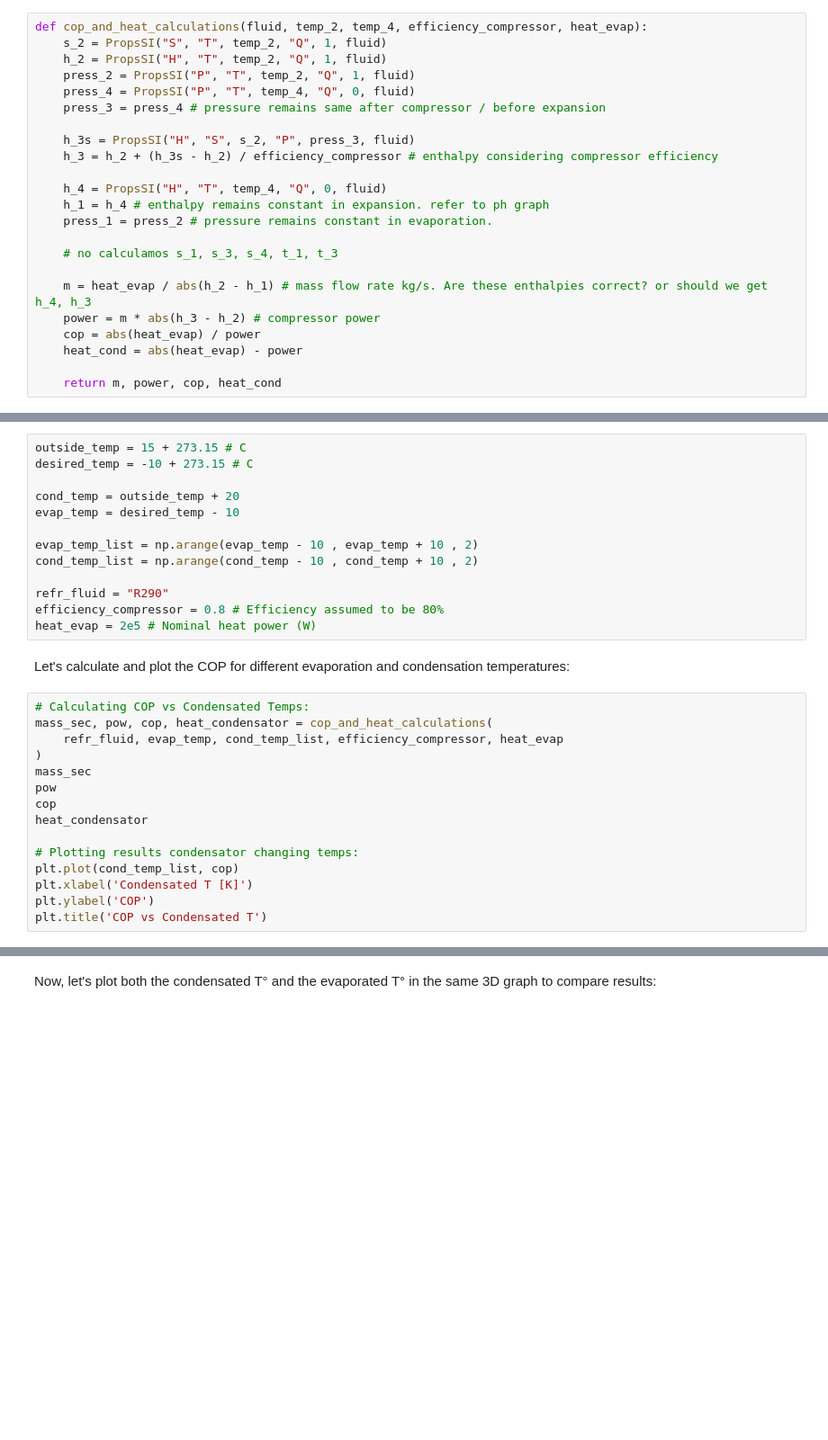
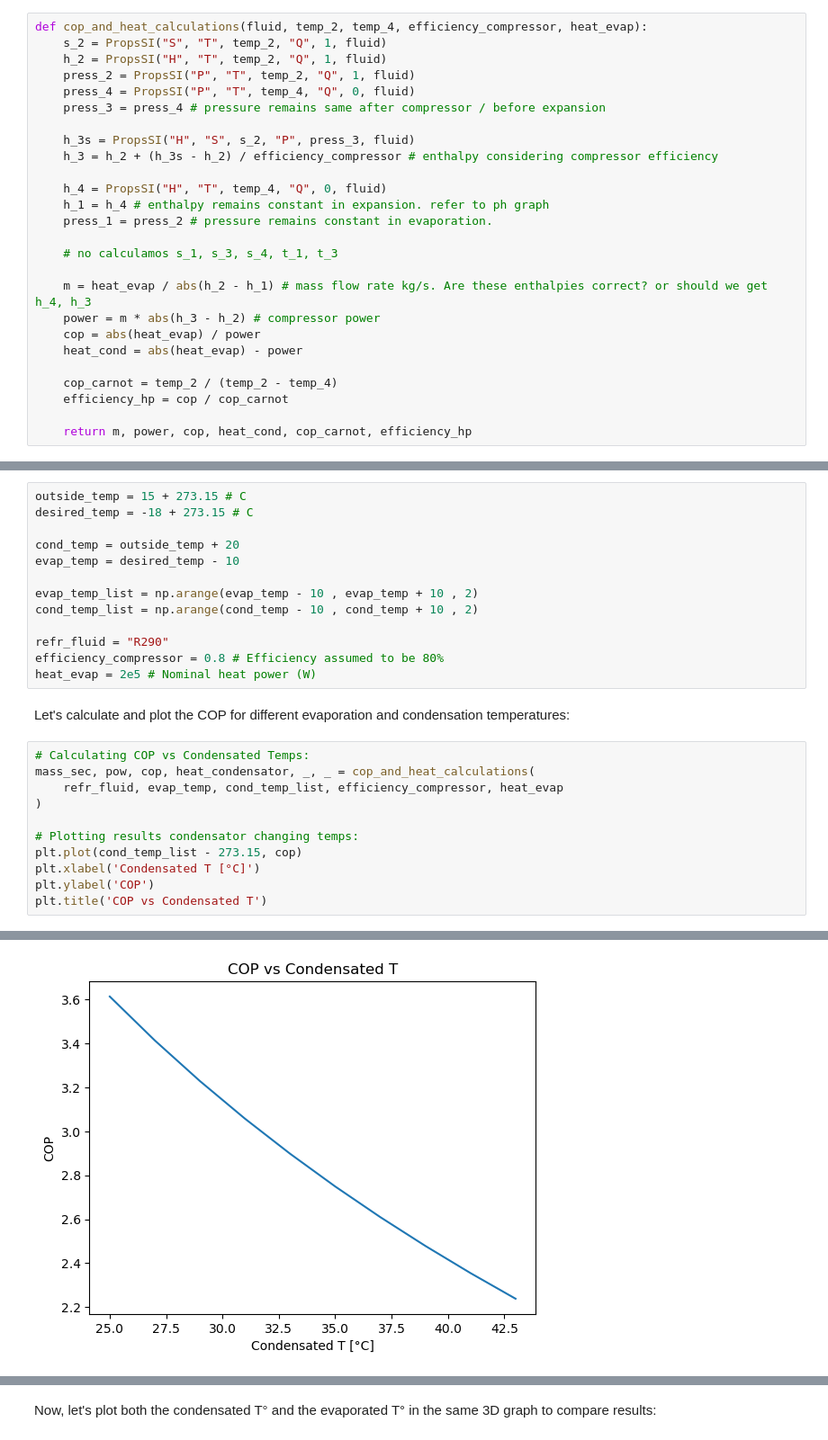
Before and after one commit to boujuan/Renewable_Energy_Heat, a Jupyter notebook: Scratchpad_alberto.ipynb, the cells around one changed output, grey strips where cells are left out. Shown: that part at 90% size. Saved outputs shown, nothing was run; the diff lists cells and outputs as text; blank space fills up the shorter version.

```diff
--- a/Scratchpad_alberto.ipynb
+++ b/Scratchpad_alberto.ipynb
@@ -53,12 +55,15 @@ def cop_and_heat_calculations(fluid, temp_2, temp_4, efficiency_compressor, heat
     cop = abs(heat_evap) / power
     heat_cond = abs(heat_evap) - power
 
-    return m, power, cop, heat_cond
+    cop_carnot = temp_2 / (temp_2 - temp_4)
+    efficiency_hp = cop / cop_carnot
+
+    return m, power, cop, heat_cond, cop_carnot, efficiency_hp
 # %% [markdown]
 Let's select some of the necessary parameters for our study:
 # %%
 outside_temp = 15 + 273.15 # C
-desired_temp = -10 + 273.15 # C
+desired_temp = -18 + 273.15 # C
 
 cond_temp = outside_temp + 20
 evap_temp = desired_temp - 10
@@ -73,16 +78,13 @@ heat_evap = 2e5 # Nominal heat power (W)
 Let's calculate and plot the COP for different evaporation and condensation temperatures:
 # %%
 # Calculating COP vs Condensated Temps:
-mass_sec, pow, cop, heat_condensator = cop_and_heat_calculations(
+mass_sec, pow, cop, heat_condensator, _, _ = cop_and_heat_calculations(
     refr_fluid, evap_temp, cond_temp_list, efficiency_compressor, heat_evap
 )
-mass_sec
-pow
-cop
-heat_condensator
 
 # Plotting results condensator changing temps:
-plt.plot(cond_temp_list, cop)
-plt.xlabel('Condensated T [K]')
+plt.plot(cond_temp_list - 273.15, cop)
+plt.xlabel('Condensated T [°C]')
 plt.ylabel('COP')
 plt.title('COP vs Condensated T')
+# %% [output]
@@ -89,2 +92,3 @@ plt.title('COP vs Condensated T')
+[figure, added]
 # %%
 # Calculating COP vs Evaporator Temps:
```
Also changed, not shown: parts of 5 cells of this notebook, 3 other files.
